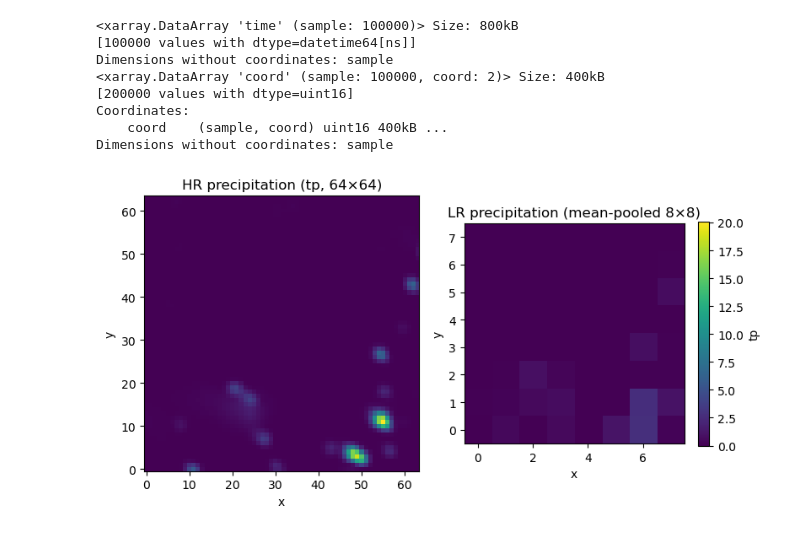
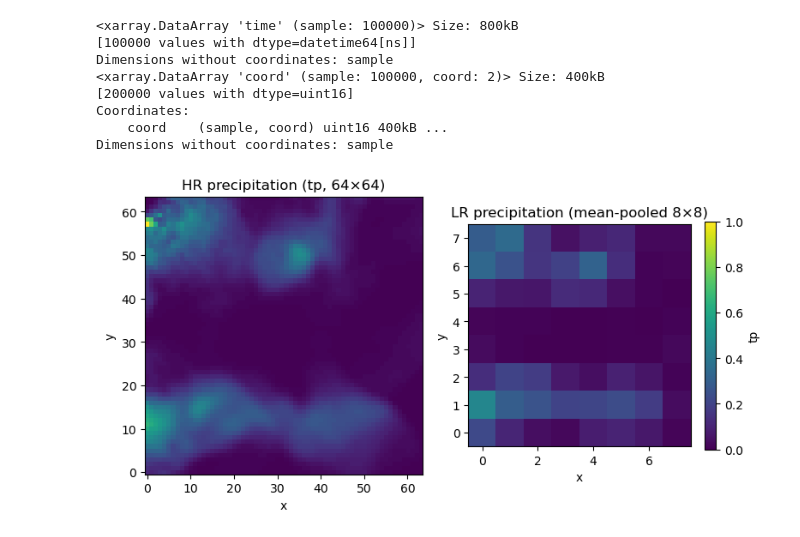
Before and after one commit to Gurkenbande/physicsnemoKIDS, a Jupyter notebook: examples/weather/ProjektModelle/David/miniData.ipynb, the cells around one changed output. Drawn from its saved outputs; the diff is of its cells as text; code cells hidden in the pictures.

```diff
--- a/examples/weather/ProjektModelle/David/miniData.ipynb
+++ b/examples/weather/ProjektModelle/David/miniData.ipynb
@@ -6,7 +6,7 @@ from matplotlib.patches import Rectangle
 
 engine = "h5netcdf"
 
-file = r"C:\Users\david\PythonProjekte\physicsnemoKIDS\examples\weather\ProjektModelle\David\hrrr_mini\hrrr_mini_train.nc"
+file = r"C:\Users\david\PythonProjekte\physicsnemoKIDS\examples\weather\ProjektModelle\David\Data\hrrr_mini\hrrr_mini_train.nc"
 ds = xr.open_dataset(file, engine = engine)
 
 print(ds)
@@ -109,7 +121,7 @@ Coordinates:
     coord    (sample, coord) uint16 400kB ...
 Dimensions without coordinates: sample
 # %%
-sample_idx = 2000
+sample_idx = 1003
 tp_hr = output_ds["tp"].isel(sample=sample_idx).values
 tp_hr = np.clip(tp_hr, 0, None)
 
@@ -123,31 +135,31 @@ tp_lr = tp_hr.reshape(8, factor_y, 8, factor_x).mean(axis=(1, 3))
 vmin = tp_hr.min()
 vmax = tp_hr.max()
 
 fig, axes = plt.subplots(1, 2, figsize=(8, 4))
 
 im0 = axes[0].imshow(tp_hr, origin="lower", cmap="viridis", vmin=vmin, vmax=vmax)
 axes[0].set_title("HR precipitation (tp, 64×64)")
 axes[0].set_xlabel("x")
 axes[0].set_ylabel("y")
 
 im1 = axes[1].imshow(tp_lr, origin="lower", cmap="viridis", vmin=vmin, vmax=vmax)
 axes[1].set_title("LR precipitation (mean-pooled 8×8)")
 axes[1].set_xlabel("x")
 axes[1].set_ylabel("y")
 
 y0_hr, x0_hr = 10, 10
 h_hr, w_hr = 30, 30
 
 
 y0_lr, x0_lr = y0_hr / factor_y, x0_hr / factor_x
 h_lr, w_lr = h_hr / factor_y, w_hr / factor_x
 
 
 
 cbar = fig.colorbar(im0, ax=axes[1], shrink=0.8)
 cbar.set_label("tp")
 
 plt.tight_layout()
 plt.show()
 # %% [output]
-[figure, old version]
+[figure, new version]
```
Also changed, not shown: parts of 1 cell of this notebook, 13 other files.
